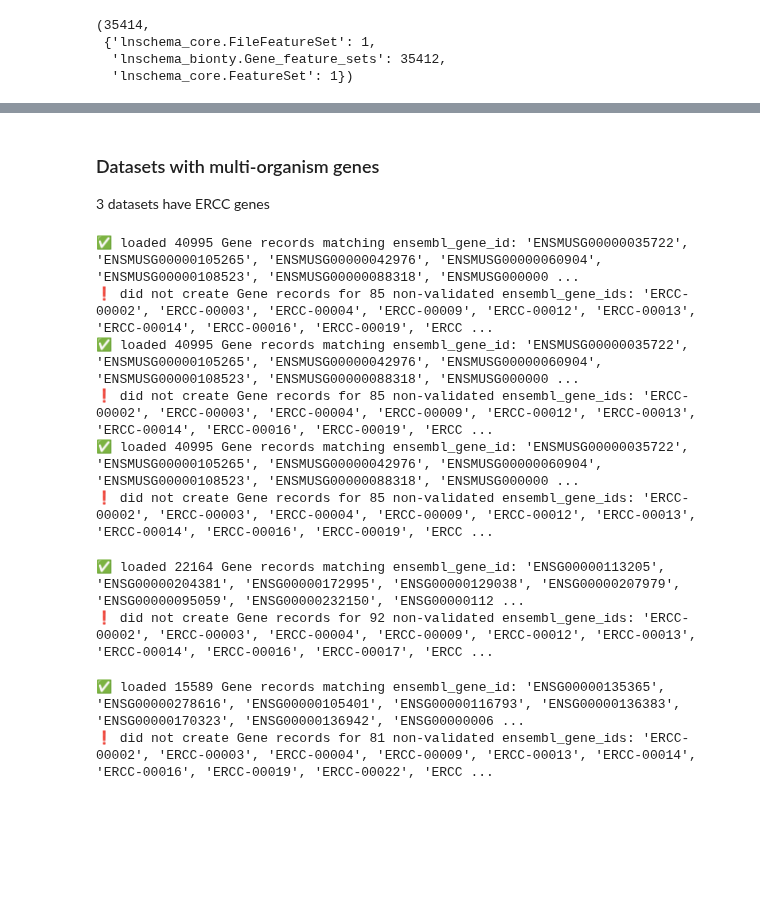
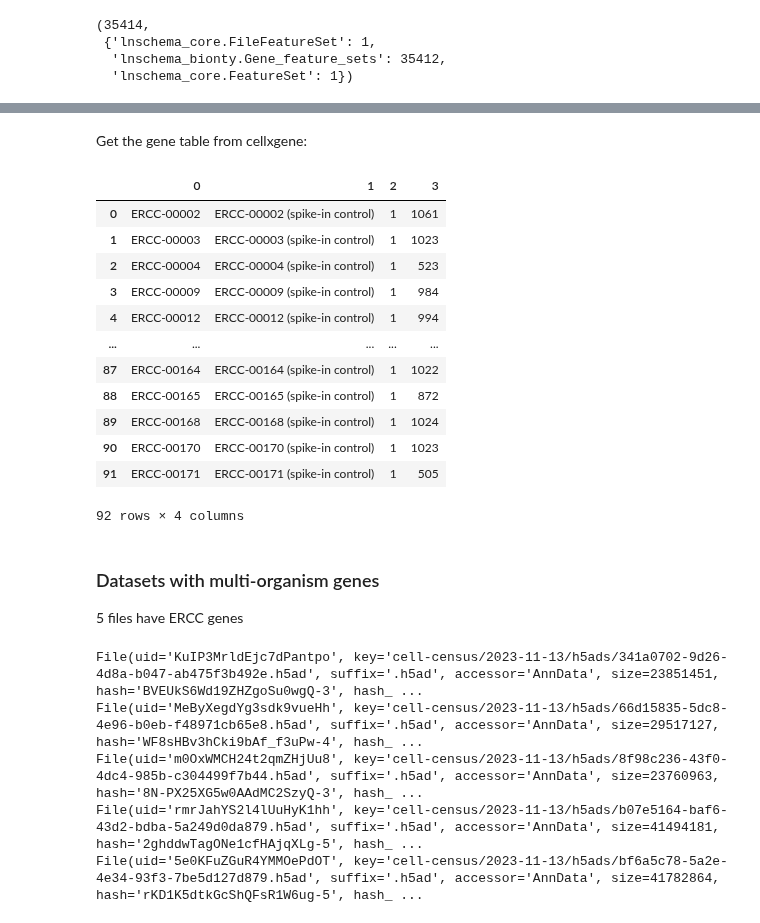
Before and after one commit to laminlabs/cellxgene-lamin, a Jupyter notebook: docs/notebooks/census-release-2023-11.ipynb, the cells around one changed output, grey strips where cells are left out. Cells and saved outputs as stored; diff of their text form; code cells hidden in the pictures; blank space fills up the shorter version.

Commit message:
registered ERCC genes

```diff
--- a/docs/notebooks/census-release-2023-11.ipynb
+++ b/docs/notebooks/census-release-2023-11.ipynb
@@ -462,0 +473,22 @@ ln.FeatureSet.filter(n=n).one().delete()
+# %% [markdown]
+Get the gene table from cellxgene:
+# %%
+import pandas as pd
+
+df_ercc = pd.read_csv("https://github.com/chanzuckerberg/single-cell-curation/raw/main/cellxgene_schema_cli/cellxgene_schema/ontology_files/genes_ercc.csv.gz", header=None)
+# %%
+df_ercc
+# %% [output]
+|  | 0 | 1 | 2 | 3 |
+| 0 | ERCC-00002 | ERCC-00002 (spike-in control) | 1 | 1061 |
+| 1 | ERCC-00003 | ERCC-00003 (spike-in control) | 1 | 1023 |
+| 2 | ERCC-00004 | ERCC-00004 (spike-in control) | 1 | 523 |
+| 3 | ERCC-00009 | ERCC-00009 (spike-in control) | 1 | 984 |
+| 4 | ERCC-00012 | ERCC-00012 (spike-in control) | 1 | 994 |
+| ... | ... | ... | ... | ... |
+| 87 | ERCC-00164 | ERCC-00164 (spike-in control) | 1 | 1022 |
+| 88 | ERCC-00165 | ERCC-00165 (spike-in control) | 1 | 872 |
+| 89 | ERCC-00168 | ERCC-00168 (spike-in control) | 1 | 1024 |
+| 90 | ERCC-00170 | ERCC-00170 (spike-in control) | 1 | 1023 |
+| 91 | ERCC-00171 | ERCC-00171 (spike-in control) | 1 | 505 |
+92 rows × 4 columns
@@ -463,37 +502,16 @@ ln.FeatureSet.filter(n=n).one().delete()
 # %% [markdown]
 ### Datasets with multi-organism genes
 
-3 datasets have ERCC genes
+5 files have ERCC genes
-# %%
-n=40942
-for file in ln.FeatureSet.filter(n=n).one().files.all():
-    adata_backed = file.backed()
-    genes = lb.Gene.from_values(adata_backed.var_names, field=lb.Gene.ensembl_gene_id, organism="mouse")
-    ln.save(genes)
-    feature_set = ln.FeatureSet(genes, type="number")
-    file.feature_sets.add(featureset, through_defaults={"slot": "var"})
-
-ln.FeatureSet.filter(n=n).one().delete()
-# %% [output]
-✅ loaded 40995 Gene records matching ensembl_gene_id: 'ENSMUSG00000035722', 'ENSMUSG00000105265', 'ENSMUSG00000042976', 'ENSMUSG00000060904', 'ENSMUSG00000108523', 'ENSMUSG00000088318', 'ENSMUSG000000 ...
-❗ did not create Gene records for 85 non-validated ensembl_gene_ids: 'ERCC-00002', 'ERCC-00003', 'ERCC-00004', 'ERCC-00009', 'ERCC-00012', 'ERCC-00013', 'ERCC-00014', 'ERCC-00016', 'ERCC-00019', 'ERCC ...
-✅ loaded 40995 Gene records matching ensembl_gene_id: 'ENSMUSG00000035722', 'ENSMUSG00000105265', 'ENSMUSG00000042976', 'ENSMUSG00000060904', 'ENSMUSG00000108523', 'ENSMUSG00000088318', 'ENSMUSG000000 ...
-❗ did not create Gene records for 85 non-validated ensembl_gene_ids: 'ERCC-00002', 'ERCC-00003', 'ERCC-00004', 'ERCC-00009', 'ERCC-00012', 'ERCC-00013', 'ERCC-00014', 'ERCC-00016', 'ERCC-00019', 'ERCC ...
-✅ loaded 40995 Gene records matching ensembl_gene_id: 'ENSMUSG00000035722', 'ENSMUSG00000105265', 'ENSMUSG00000042976', 'ENSMUSG00000060904', 'ENSMUSG00000108523', 'ENSMUSG00000088318', 'ENSMUSG000000 ...
-❗ did not create Gene records for 85 non-validated ensembl_gene_ids: 'ERCC-00002', 'ERCC-00003', 'ERCC-00004', 'ERCC-00009', 'ERCC-00012', 'ERCC-00013', 'ERCC-00014', 'ERCC-00016', 'ERCC-00019', 'ERCC ...
-# %%
-n=22164
-file = ln.FeatureSet.filter(n=n).one().files.all().first()
-adata_backed = file.backed()
-genes = lb.Gene.from_values(adata_backed.var_names, field=lb.Gene.ensembl_gene_id, organism="human")
-# %% [output]
-✅ loaded 22164 Gene records matching ensembl_gene_id: 'ENSG00000113205', 'ENSG00000204381', 'ENSG00000172995', 'ENSG00000129038', 'ENSG00000207979', 'ENSG00000095059', 'ENSG00000232150', 'ENSG00000112 ...
-❗ did not create Gene records for 92 non-validated ensembl_gene_ids: 'ERCC-00002', 'ERCC-00003', 'ERCC-00004', 'ERCC-00009', 'ERCC-00012', 'ERCC-00013', 'ERCC-00014', 'ERCC-00016', 'ERCC-00017', 'ERCC ...
-# %%
-n=15589
-file = ln.FeatureSet.filter(n=n).one().files.all().first()
-adata_backed = file.backed()
-genes = lb.Gene.from_values(adata_backed.var_names, field=lb.Gene.ensembl_gene_id, organism="human")
-# %% [output]
-✅ loaded 15589 Gene records matching ensembl_gene_id: 'ENSG00000135365', 'ENSG00000278616', 'ENSG00000105401', 'ENSG00000116793', 'ENSG00000136383', 'ENSG00000170323', 'ENSG00000136942', 'ENSG00000006 ...
-❗ did not create Gene records for 81 non-validated ensembl_gene_ids: 'ERCC-00002', 'ERCC-00003', 'ERCC-00004', 'ERCC-00009', 'ERCC-00013', 'ERCC-00014', 'ERCC-00016', 'ERCC-00019', 'ERCC-00022', 'ERCC ...
+# %%
+for file in files.all():
+    adata_backed = file.backed()
+    var_names = adata_backed.var_names
+    if len(var_names[var_names.str.startswith("ERCC")]) > 0:
+        print(file)
+# %% [output]
+File(uid='KuIP3MrldEjc7dPantpo', key='cell-census/2023-11-13/h5ads/341a0702-9d26-4d8a-b047-ab475f3b492e.h5ad', suffix='.h5ad', accessor='AnnData', size=23851451, hash='BVEUkS6Wd19ZHZgoSu0wgQ-3', hash_ ...
+File(uid='MeByXegdYg3sdk9vueHh', key='cell-census/2023-11-13/h5ads/66d15835-5dc8-4e96-b0eb-f48971cb65e8.h5ad', suffix='.h5ad', accessor='AnnData', size=29517127, hash='WF8sHBv3hCki9bAf_f3uPw-4', hash_ ...
+File(uid='m0OxWMCH24t2qmZHjUu8', key='cell-census/2023-11-13/h5ads/8f98c236-43f0-4dc4-985b-c304499f7b44.h5ad', suffix='.h5ad', accessor='AnnData', size=23760963, hash='8N-PX25XG5w0AAdMC2SzyQ-3', hash_ ...
+File(uid='rmrJahYS2l4lUuHyK1hh', key='cell-census/2023-11-13/h5ads/b07e5164-baf6-43d2-bdba-5a249d0da879.h5ad', suffix='.h5ad', accessor='AnnData', size=41494181, hash='2ghddwTagONe1cfHAjqXLg-5', hash_ ...
+File(uid='5e0KFuZGuR4YMMOePdOT', key='cell-census/2023-11-13/h5ads/bf6a5c78-5a2e-4e34-93f3-7be5d127d879.h5ad', suffix='.h5ad', accessor='AnnData', size=41782864, hash='rKD1K5dtkGcShQFsR1W6ug-5', hash_ ...
```
Also changed, not shown: parts of 8 cells of this notebook.
